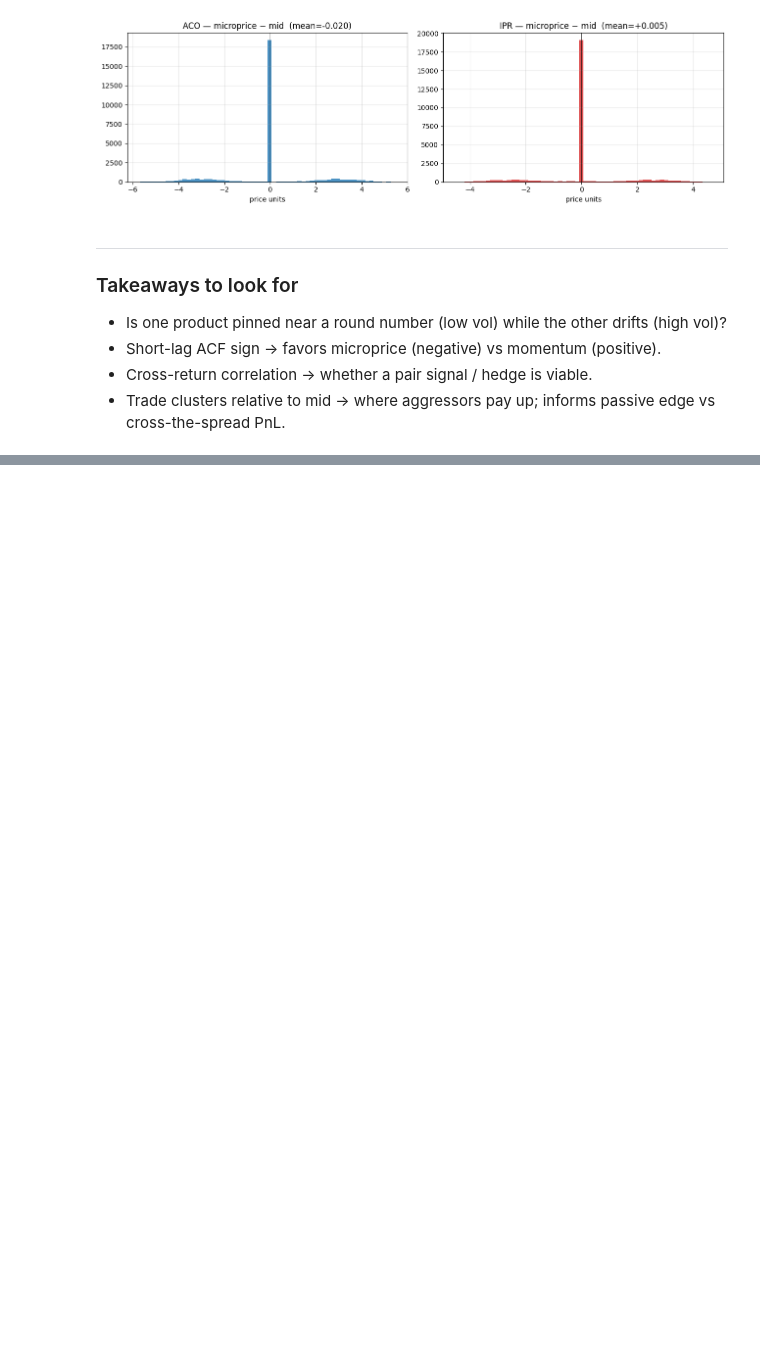
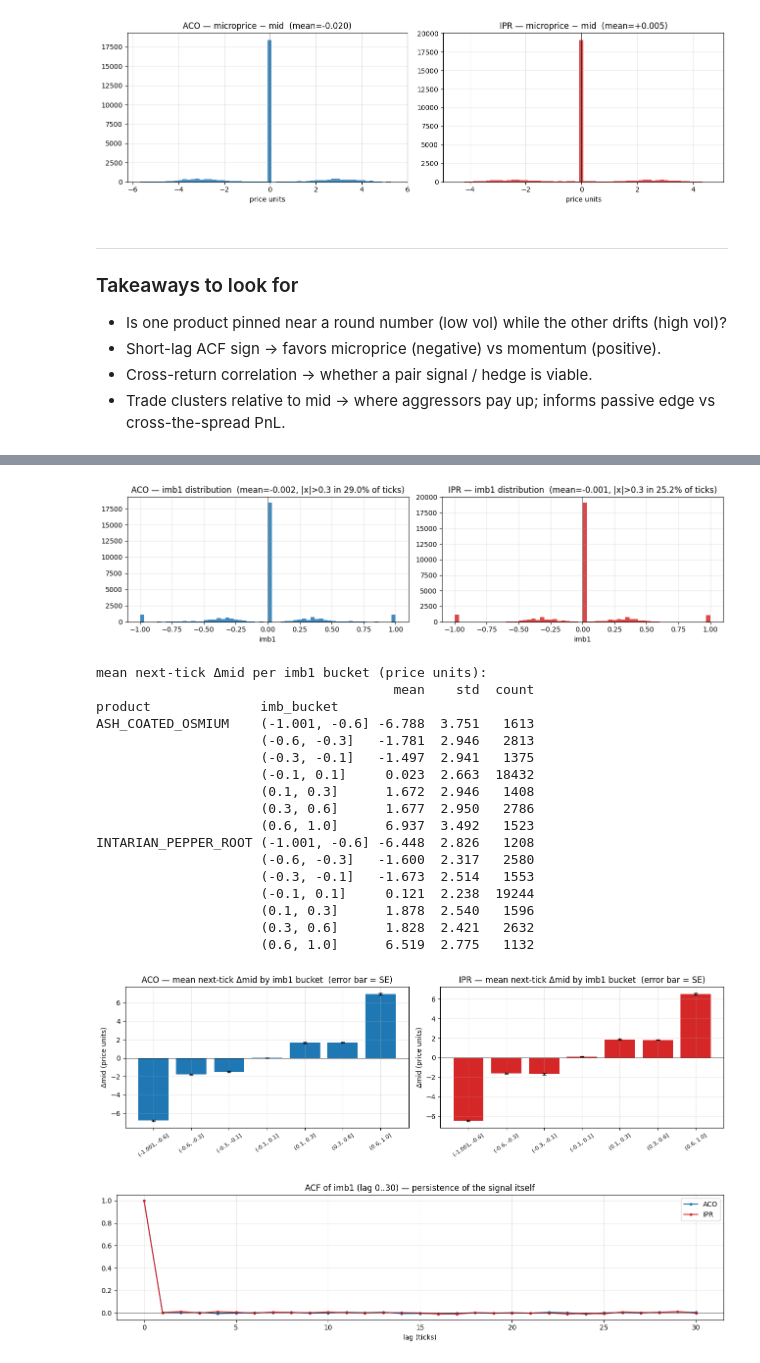
Before and after one commit to arkankau/asimc4, a Jupyter notebook: round1_eda.ipynb, the cells around one changed output, grey strips where cells are left out. Drawn from its saved outputs; the diff is of its cells as text; code cells hidden in the pictures; blank space fills up the shorter version.

```diff
--- a/round1_eda.ipynb
+++ b/round1_eda.ipynb
@@ -336,0 +443,75 @@ plt.show()
+# %%
+sig = prices.copy().sort_values(["product", "t"])
+# drop stale / empty book rows whose mid is 0 or missing — these inject
+# spurious ±10_000 jumps that swamp the real short-horizon signal.
+sig = sig[(sig["mid_price"] > 0) & sig["mid_price"].notna()].reset_index(drop=True)
+bv1 = sig["bid_volume_1"].fillna(0); av1 = sig["ask_volume_1"].fillna(0)
+sig["imb1"] = ((bv1 - av1) / (bv1 + av1).replace(0, np.nan))
+sig["ret_next"] = sig.groupby("product")["mid_price"].shift(-1) - sig["mid_price"]
+
+BUCKETS = [-1.0, -0.6, -0.3, -0.1, 0.1, 0.3, 0.6, 1.0]
+sig["imb_bucket"] = pd.cut(sig["imb1"], BUCKETS, include_lowest=True)
+
+# 1) histograms
+fig, axes = plt.subplots(1, 2, figsize=(13, 3.5))
+for ax, prod in zip(axes, PRODUCTS):
+    x = sig[sig["product"] == prod]["imb1"].dropna()
+    ax.hist(x, bins=60, color=COLORS[SHORT[prod]], alpha=0.85)
+    ax.axvline(0, color="k", lw=0.5)
+    ax.set_title(f"{SHORT[prod]} — imb1 distribution  (mean={x.mean():+.3f}, |x|>0.3 in {(x.abs()>0.3).mean()*100:.1f}% of ticks)")
+    ax.set_xlabel("imb1")
+plt.tight_layout(); plt.show()
+
+# 2) bucketed next-tick return
+print("mean next-tick Δmid per imb1 bucket (price units):")
+print(sig.groupby(["product", "imb_bucket"], observed=True)["ret_next"].agg(["mean", "std", "count"]).round(3))
+
+fig, axes = plt.subplots(1, 2, figsize=(13, 4))
+for ax, prod in zip(axes, PRODUCTS):
+    sub = sig[sig["product"] == prod]
+    means = sub.groupby("imb_bucket", observed=True)["ret_next"].mean()
+    stds = sub.groupby("imb_bucket", observed=True)["ret_next"].std()
+    ns = sub.groupby("imb_bucket", observed=True)["ret_next"].count()
+    ax.bar(range(len(means)), means.values, yerr=(stds / np.sqrt(ns)).values,
+           color=COLORS[SHORT[prod]], capsize=3)
+    ax.set_xticks(range(len(means)))
+    ax.set_xticklabels([str(b) for b in means.index], rotation=35, fontsize=8)
+    ax.axhline(0, color="k", lw=0.5)
+    ax.set_title(f"{SHORT[prod]} — mean next-tick Δmid by imb1 bucket  (error bar = SE)")
+    ax.set_ylabel("Δmid (price units)")
+plt.tight_layout(); plt.show()
+
+# 3) ACF of imb1 itself
+LAGS = 30
+fig, ax = plt.subplots(figsize=(13, 3.5))
+for prod in PRODUCTS:
+    x = sig[sig["product"] == prod]["imb1"].fillna(0).values
+    if len(x) > LAGS + 10:
+        a = acf(x, LAGS)
+        ax.plot(range(LAGS + 1), a, "o-", color=COLORS[SHORT[prod]], label=SHORT[prod], ms=3)
+ax.axhline(0, color="k", lw=0.5)
+ax.set_title(f"ACF of imb1 (lag 0..{LAGS}) — persistence of the signal itself")
+ax.set_xlabel("lag (ticks)")
+ax.legend()
+plt.tight_layout(); plt.show()
+# %% [output]
+[figure, added]
+mean next-tick Δmid per imb1 bucket (price units):
+                                      mean    std  count
+product              imb_bucket
+ASH_COATED_OSMIUM    (-1.001, -0.6] -6.788  3.751   1613
+                     (-0.6, -0.3]   -1.781  2.946   2813
+                     (-0.3, -0.1]   -1.497  2.941   1375
+                     (-0.1, 0.1]     0.023  2.663  18432
+                     (0.1, 0.3]      1.672  2.946   1408
+                     (0.3, 0.6]      1.677  2.950   2786
+                     (0.6, 1.0]      6.937  3.492   1523
+INTARIAN_PEPPER_ROOT (-1.001, -0.6] -6.448  2.826   1208
+                     (-0.6, -0.3]   -1.600  2.317   2580
+                     (-0.3, -0.1]   -1.673  2.514   1553
+                     (-0.1, 0.1]     0.121  2.238  19244
+                     (0.1, 0.3]      1.878  2.540   1596
+                     (0.3, 0.6]      1.828  2.421   2632
+                     (0.6, 1.0]      6.519  2.775   1132
+[figure, added]
+[figure, added]
```
Also changed, not shown: parts of 14 cells of this notebook.
